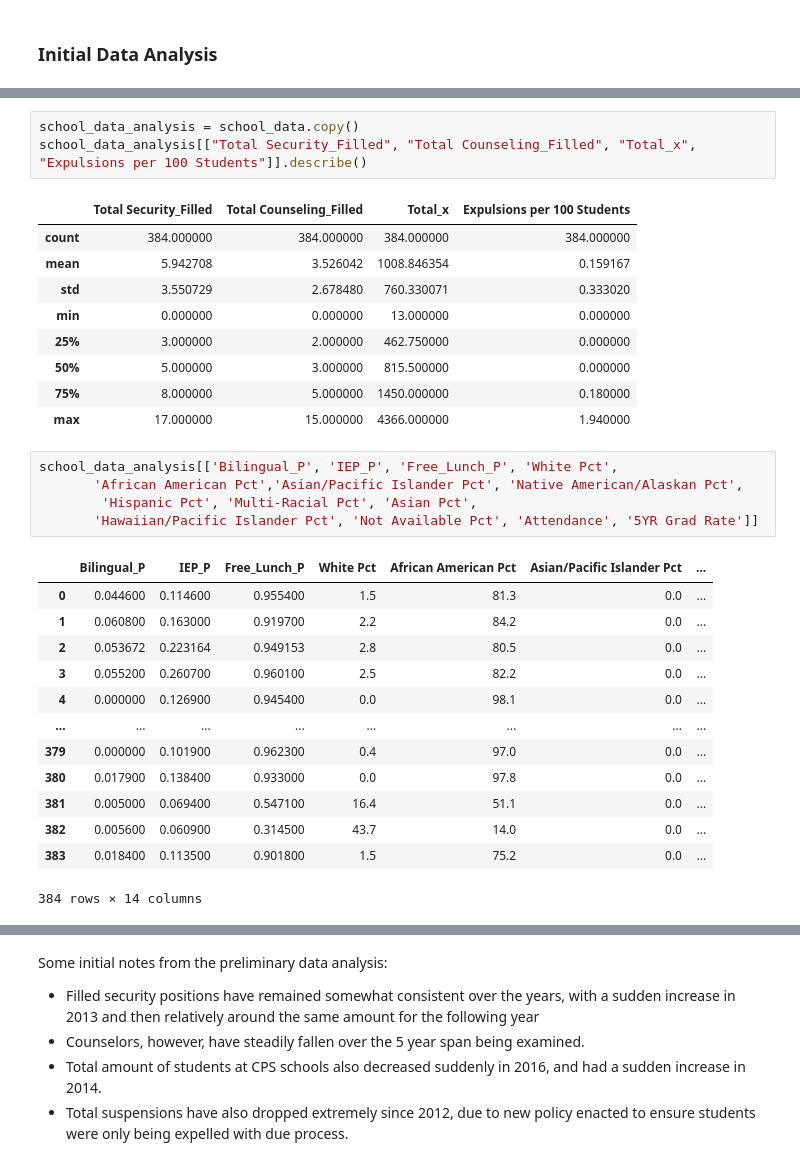
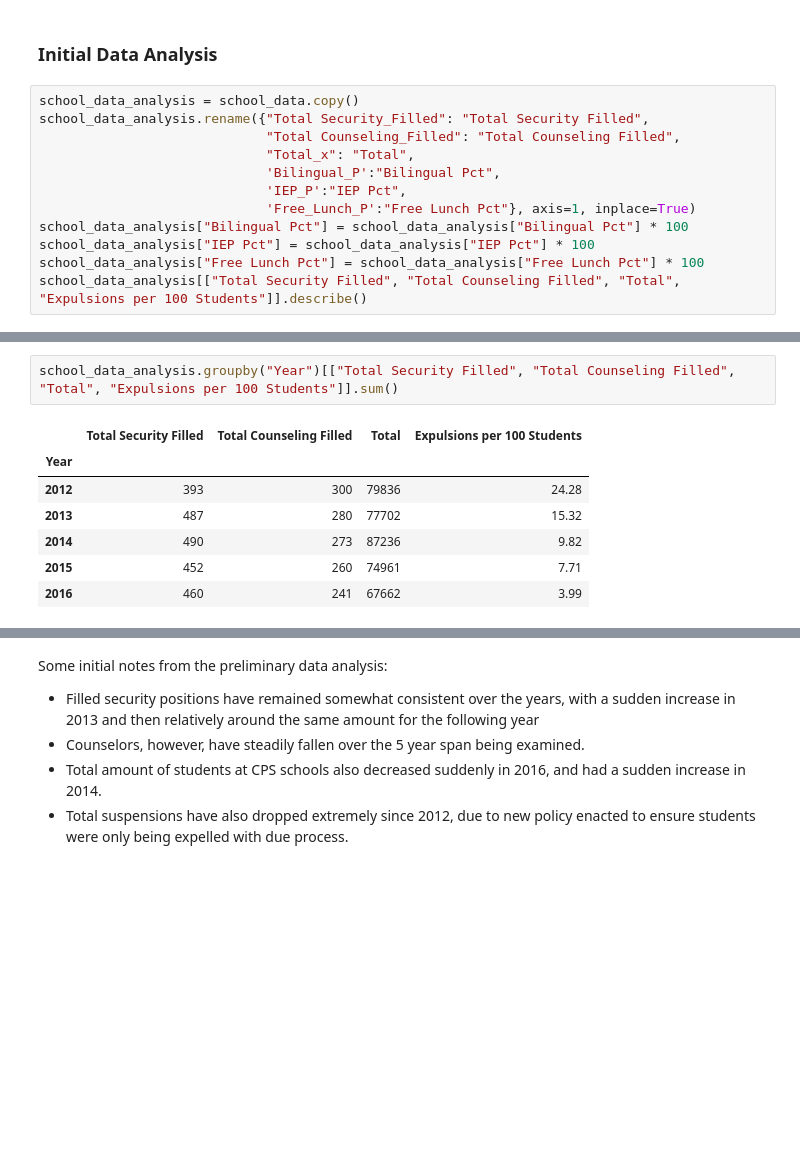
Before and after one commit to oabreu86/Policing-in-Schools-Predicting-Graduation-Rates-on-the-Criminalization-of-Students, a Jupyter notebook: data_analysis-ssedovic.ipynb, the cells around one changed output, grey strips where cells are left out. Drawn from its saved outputs; the diff is of its cells as text; blank space fills up the shorter version.

Commit message:
finalized for prelim data

```diff
--- a/data_analysis-ssedovic.ipynb
+++ b/data_analysis-ssedovic.ipynb
@@ -73,3 +75,15 @@ school_data.dropna(axis=0, inplace=True)
 school_data['5YR Grad Rate'] =  school_data['5YR Grad Rate'].astype(float)
 # %% [markdown]
  ### Initial Data Analysis
+# %%
+school_data_analysis = school_data.copy()
+school_data_analysis.rename({"Total Security_Filled": "Total Security Filled",
+                             "Total Counseling_Filled": "Total Counseling Filled",
+                             "Total_x": "Total",
+                             'Bilingual_P':"Bilingual Pct",
+                             'IEP_P':"IEP Pct",
+                             'Free_Lunch_P':"Free Lunch Pct"}, axis=1, inplace=True)
+school_data_analysis["Bilingual Pct"] = school_data_analysis["Bilingual Pct"] * 100
+school_data_analysis["IEP Pct"] = school_data_analysis["IEP Pct"] * 100
+school_data_analysis["Free Lunch Pct"] = school_data_analysis["Free Lunch Pct"] * 100
+school_data_analysis[["Total Security Filled", "Total Counseling Filled", "Total", "Expulsions per 100 Students"]].describe()
@@ -76,32 +115,10 @@ school_data['5YR Grad Rate'] =  school_data['5YR Grad Rate'].astype(float)
 # %%
-school_data_analysis = school_data.copy()
-school_data_analysis[["Total Security_Filled", "Total Counseling_Filled", "Total_x", "Expulsions per 100 Students"]].describe()
+school_data_analysis.groupby("Year")[["Total Security Filled", "Total Counseling Filled", "Total", "Expulsions per 100 Students"]].sum()
 # %% [output]
-|  | Total Security_Filled | Total Counseling_Filled | Total_x | Expulsions per 100 Students |
-| count | 384.000000 | 384.000000 | 384.000000 | 384.000000 |
-| mean | 5.942708 | 3.526042 | 1008.846354 | 0.159167 |
-| std | 3.550729 | 2.678480 | 760.330071 | 0.333020 |
-| min | 0.000000 | 0.000000 | 13.000000 | 0.000000 |
-| 25% | 3.000000 | 2.000000 | 462.750000 | 0.000000 |
-| 50% | 5.000000 | 3.000000 | 815.500000 | 0.000000 |
-| 75% | 8.000000 | 5.000000 | 1450.000000 | 0.180000 |
-| max | 17.000000 | 15.000000 | 4366.000000 | 1.940000 |
+|  | Total Security Filled | Total Counseling Filled | Total | Expulsions per 100 Students |
+| Year |  |  |  |  |
+| 2012 | 393 | 300 | 79836 | 24.28 |
+| 2013 | 487 | 280 | 77702 | 15.32 |
+| 2014 | 490 | 273 | 87236 | 9.82 |
+| 2015 | 452 | 260 | 74961 | 7.71 |
+| 2016 | 460 | 241 | 67662 | 3.99 |
-# %%
-school_data_analysis[['Bilingual_P', 'IEP_P', 'Free_Lunch_P', 'White Pct',
-       'African American Pct','Asian/Pacific Islander Pct', 'Native American/Alaskan Pct',
-        'Hispanic Pct', 'Multi-Racial Pct', 'Asian Pct',
-       'Hawaiian/Pacific Islander Pct', 'Not Available Pct', 'Attendance', '5YR Grad Rate']]
-# %% [output]
-|  | Bilingual_P | IEP_P | Free_Lunch_P | White Pct | African American Pct | Asian/Pacific Islander Pct | ... |
-| 0 | 0.044600 | 0.114600 | 0.955400 | 1.5 | 81.3 | 0.0 | ... |
-| 1 | 0.060800 | 0.163000 | 0.919700 | 2.2 | 84.2 | 0.0 | ... |
-| 2 | 0.053672 | 0.223164 | 0.949153 | 2.8 | 80.5 | 0.0 | ... |
-| 3 | 0.055200 | 0.260700 | 0.960100 | 2.5 | 82.2 | 0.0 | ... |
-| 4 | 0.000000 | 0.126900 | 0.945400 | 0.0 | 98.1 | 0.0 | ... |
-| ... | ... | ... | ... | ... | ... | ... | ... |
-| 379 | 0.000000 | 0.101900 | 0.962300 | 0.4 | 97.0 | 0.0 | ... |
-| 380 | 0.017900 | 0.138400 | 0.933000 | 0.0 | 97.8 | 0.0 | ... |
-| 381 | 0.005000 | 0.069400 | 0.547100 | 16.4 | 51.1 | 0.0 | ... |
-| 382 | 0.005600 | 0.060900 | 0.314500 | 43.7 | 14.0 | 0.0 | ... |
-| 383 | 0.018400 | 0.113500 | 0.901800 | 1.5 | 75.2 | 0.0 | ... |
-384 rows × 14 columns
```
Also changed, not shown: parts of 6 cells of this notebook.
